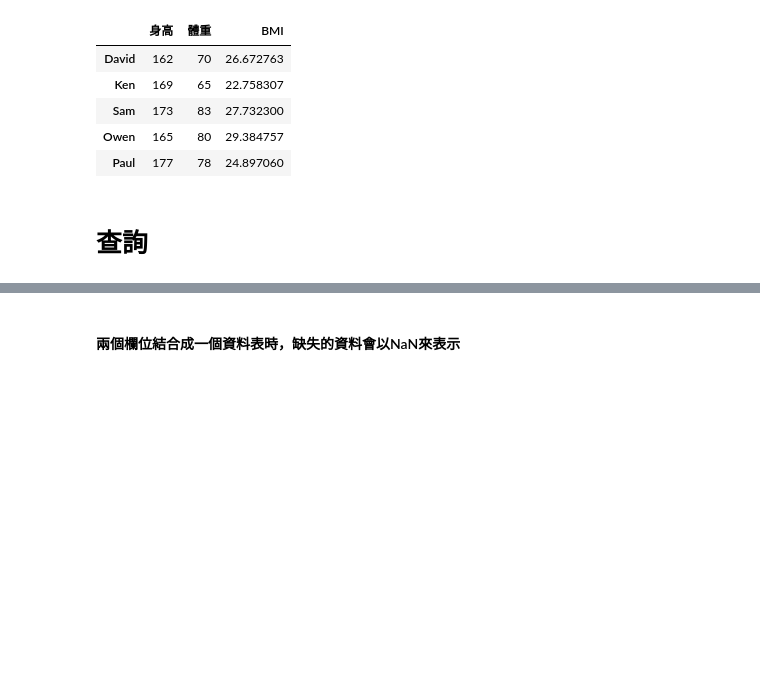
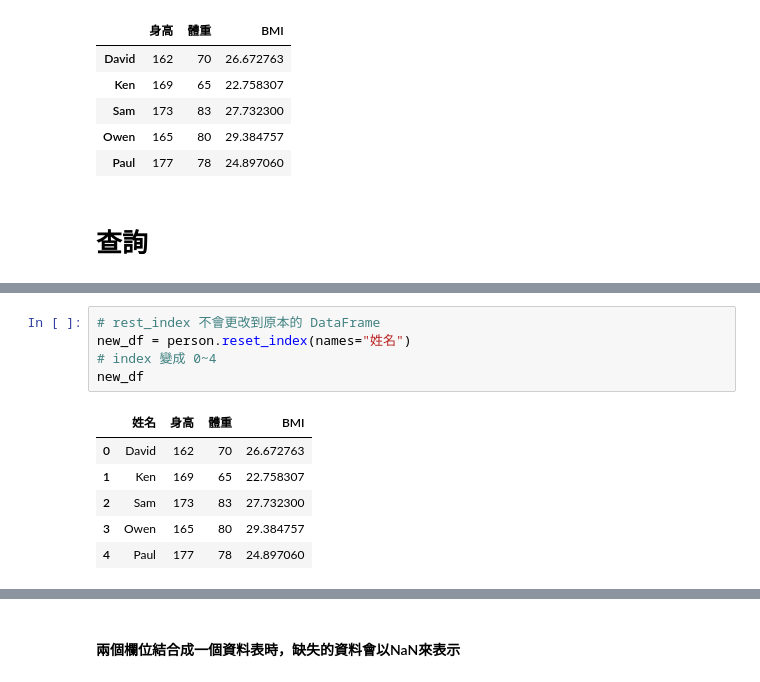
Before and after one commit to Yiting916/data_analysis, a Jupyter notebook: 03-01.Pandas.ipynb, the cells around one changed output, grey strips where cells are left out. Saved outputs shown, nothing was run; the diff lists cells and outputs as text; blank space fills up the shorter version.

```diff
--- a/03-01.Pandas.ipynb
+++ b/03-01.Pandas.ipynb
@@ -541,0 +611,12 @@ iris[iris.SepalLengthCm > 5]['Species']
+# %%
+# rest_index 不會更改到原本的 DataFrame
+new_df = person.reset_index(names="姓名")
+# index 變成 0~4
+new_df
+# %% [output]
+|  | 姓名 | 身高 | 體重 | BMI |
+| 0 | David | 162 | 70 | 26.672763 |
+| 1 | Ken | 169 | 65 | 22.758307 |
+| 2 | Sam | 173 | 83 | 27.732300 |
+| 3 | Owen | 165 | 80 | 29.384757 |
+| 4 | Paul | 177 | 78 | 24.897060 |
```
Also changed, not shown: parts of 6 cells of this notebook.
